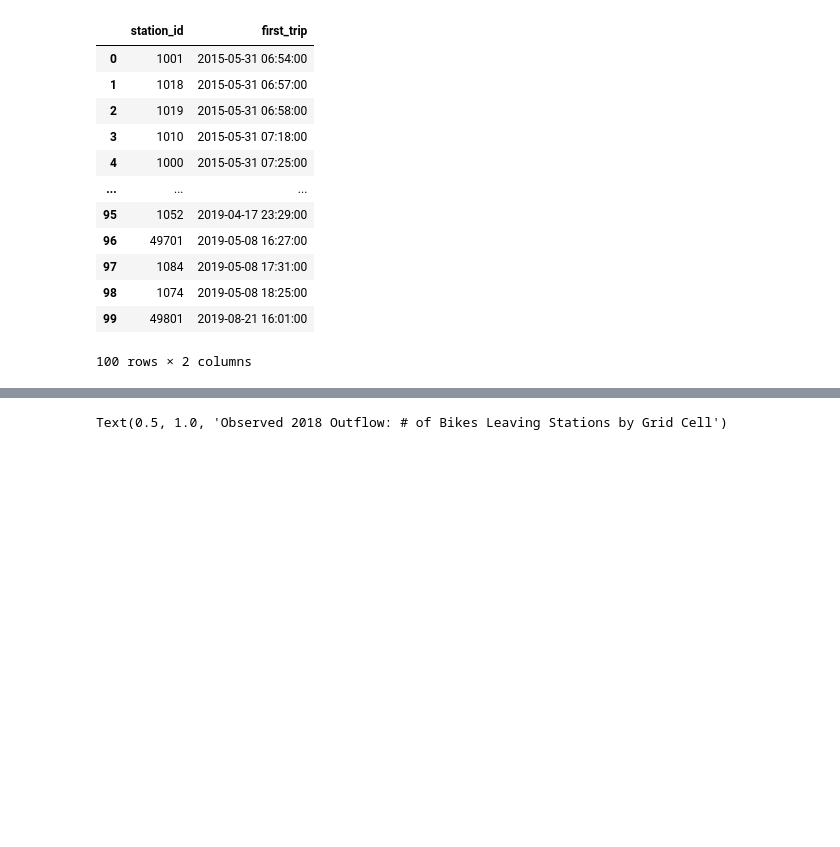
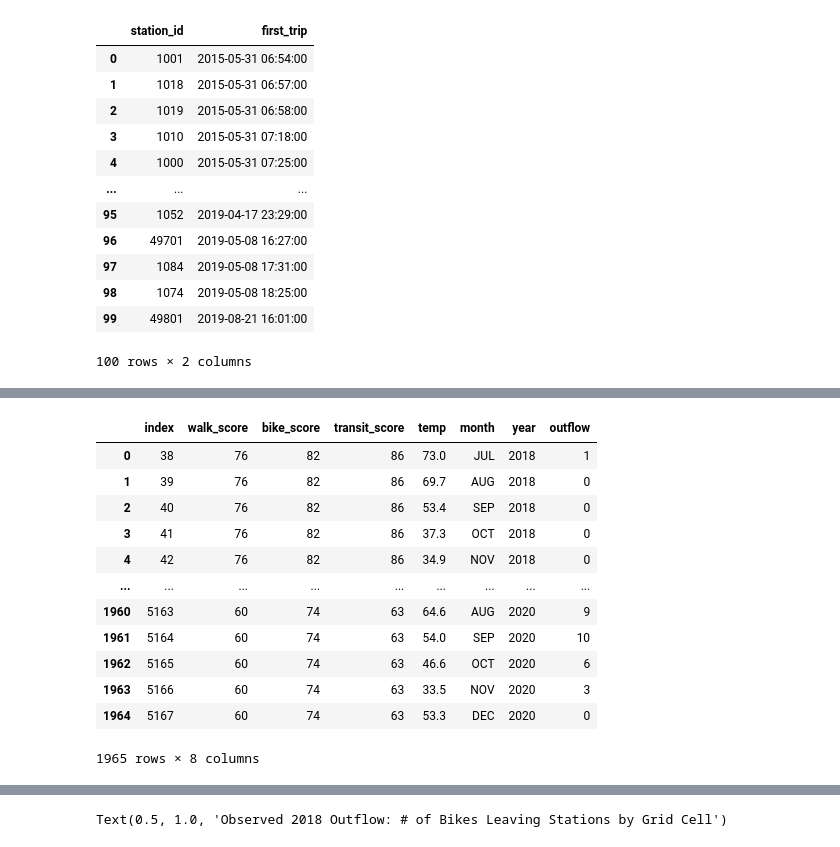
Before and after one commit to katelyn98/HealthyRide-Mapping, a Jupyter notebook: Notebooks/PGH ML DataSet.ipynb, the cells around one changed output, grey strips where cells are left out. Drawn from its saved outputs; the diff is of its cells as text; code cells hidden in the pictures; blank space fills up the shorter version.

Commit message:
make unnormalized training set

```diff
--- a/Notebooks/PGH ML DataSet.ipynb
+++ b/Notebooks/PGH ML DataSet.ipynb
@@ -744,3 +753,22 @@ df_final_train_narrow
+# %%
+## clean it before training
+train_df = df_final_train_narrow.drop(columns=['cell_num','stations', 'capacity', 'nearby', 'stationList'])
+train_df = train_df.reset_index()
+train_df
+# %% [output]
+|  | index | walk_score | bike_score | transit_score | temp | month | year | outflow |
+| 0 | 38 | 76 | 82 | 86 | 73.0 | JUL | 2018 | 1 |
+| 1 | 39 | 76 | 82 | 86 | 69.7 | AUG | 2018 | 0 |
+| 2 | 40 | 76 | 82 | 86 | 53.4 | SEP | 2018 | 0 |
+| 3 | 41 | 76 | 82 | 86 | 37.3 | OCT | 2018 | 0 |
+| 4 | 42 | 76 | 82 | 86 | 34.9 | NOV | 2018 | 0 |
+| ... | ... | ... | ... | ... | ... | ... | ... | ... |
+| 1960 | 5163 | 60 | 74 | 63 | 64.6 | AUG | 2020 | 9 |
+| 1961 | 5164 | 60 | 74 | 63 | 54.0 | SEP | 2020 | 10 |
+| 1962 | 5165 | 60 | 74 | 63 | 46.6 | OCT | 2020 | 6 |
+| 1963 | 5166 | 60 | 74 | 63 | 33.5 | NOV | 2020 | 3 |
+| 1964 | 5167 | 60 | 74 | 63 | 53.3 | DEC | 2020 | 0 |
+1965 rows × 8 columns
 # %%
 pgh_scores_grid.to_csv('../Data/PGH/DemandPrediction/pgh_scores_monthly.csv')
 # %%
```
Also changed, not shown: parts of 16 cells of this notebook.
